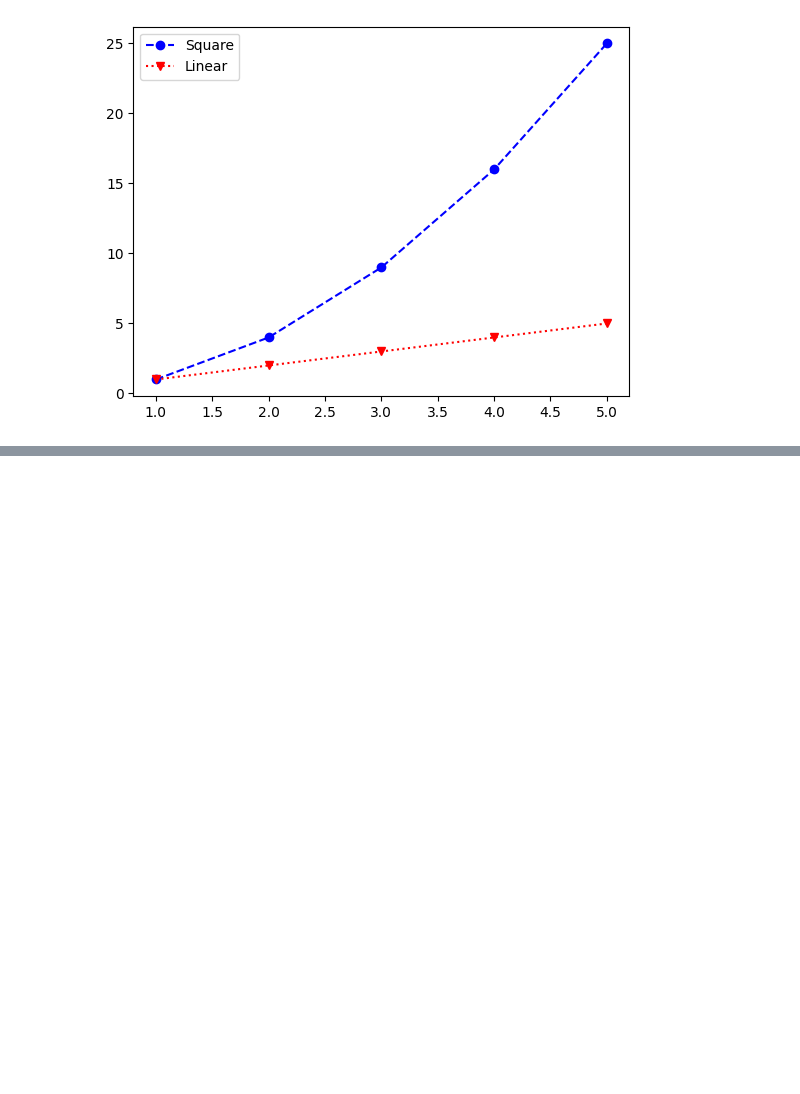
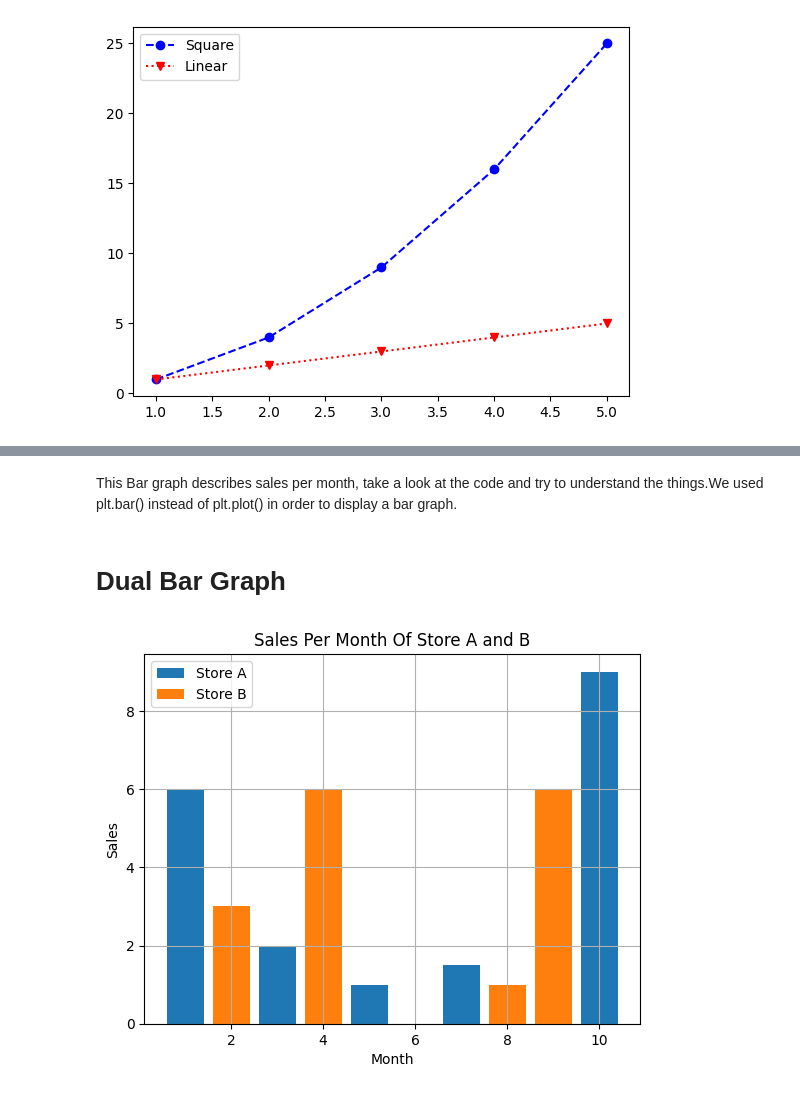
Before and after one commit to Srishti36912/Python_clg, a Jupyter notebook: matplotlib.ipynb, the cells around one changed output, grey strips where cells are left out. Saved outputs shown, nothing was run; the diff lists cells and outputs as text; code cells hidden in the pictures; blank space fills up the shorter version.

```diff
--- a/matplotlib.ipynb
+++ b/matplotlib.ipynb
@@ -216,0 +238,25 @@ plt.show()
+# %% [markdown]
+This Bar graph describes sales per month, take a look at the code and try to understand the things.We used plt.bar() instead of plt.plot() in order to display a bar graph.
+# %% [markdown]
+# Dual Bar Graph
+# %%
+import matplotlib.pyplot as plt
+
+x = [1,3,5,7,10]
+y = [6,2,1,1.5,9]
+x2 = [2,4,4,8,9]
+y2 = [3,3,6,1,6]
+
+plt.bar(x, y, label="Store A")
+plt.bar(x2, y2, label="Store B")
+
+plt.xlabel("Month")
+plt.ylabel("Sales")
+plt.grid() # This will generate a bar chart with grid lines.
+
+plt.title("Sales Per Month Of Store A and B")
+plt.legend()
+
+plt.show()
+# %% [output]
+[figure, added]
```
Also changed, not shown: parts of 4 cells of this notebook.
